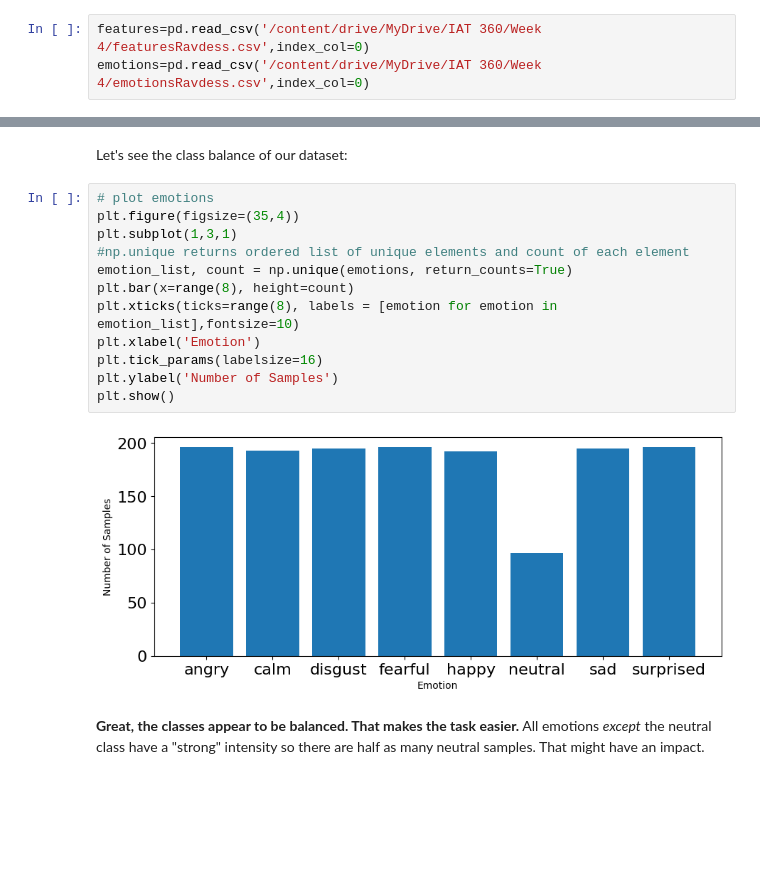
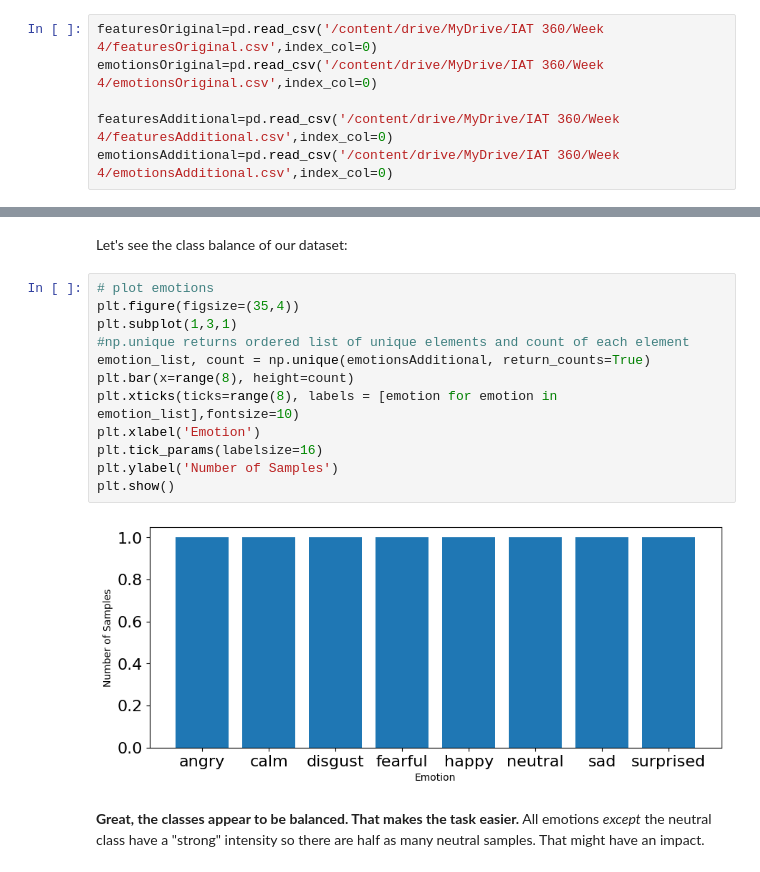
Before and after one commit to amandajeng19/Week3-ClassicML, a Jupyter notebook: Week_3_MachineLearning.ipynb, the cells around one changed output, grey strips where cells are left out. Saved outputs shown, nothing was run; the diff lists cells and outputs as text; blank space fills up the shorter version.

```diff
--- a/Week_3_MachineLearning.ipynb
+++ b/Week_3_MachineLearning.ipynb
@@ -236,7 +233,10 @@ emotions_df.to_csv('/content/drive/MyDrive/IAT 360/Week 4/emotionsOriginal.csv')
 # %% [markdown]
 Once saved you only need to load them later by running the cell below, and **skip every cell above** except for the one in which we import libraries.
 # %%
-features=pd.read_csv('/content/drive/MyDrive/IAT 360/Week 4/featuresRavdess.csv',index_col=0)
-emotions=pd.read_csv('/content/drive/MyDrive/IAT 360/Week 4/emotionsRavdess.csv',index_col=0)
+featuresOriginal=pd.read_csv('/content/drive/MyDrive/IAT 360/Week 4/featuresOriginal.csv',index_col=0)
+emotionsOriginal=pd.read_csv('/content/drive/MyDrive/IAT 360/Week 4/emotionsOriginal.csv',index_col=0)
+
+featuresAdditional=pd.read_csv('/content/drive/MyDrive/IAT 360/Week 4/featuresAdditional.csv',index_col=0)
+emotionsAdditional=pd.read_csv('/content/drive/MyDrive/IAT 360/Week 4/emotionsAdditional.csv',index_col=0)
 # %% [markdown]
 let's see if they have been loaded correctly!
@@ -255,17 +269,17 @@ Let's see the class balance of our dataset:
 # %%
 # plot emotions
 plt.figure(figsize=(35,4))
 plt.subplot(1,3,1)
 #np.unique returns ordered list of unique elements and count of each element
-emotion_list, count = np.unique(emotions, return_counts=True)
+emotion_list, count = np.unique(emotionsAdditional, return_counts=True)
 plt.bar(x=range(8), height=count)
 plt.xticks(ticks=range(8), labels = [emotion for emotion in emotion_list],fontsize=10)
 plt.xlabel('Emotion')
 plt.tick_params(labelsize=16)
 plt.ylabel('Number of Samples')
 plt.show()
 # %% [output]
-[figure, old version]
+[figure, new version]
 # %% [markdown]
 **Great, the classes appear to be balanced. That makes the task easier.** All emotions _except_ the neutral class have a "strong" intensity so there are half as many neutral samples. That might have an impact.
 # %% [markdown]
```
Also changed, not shown: parts of 16 cells of this notebook.
